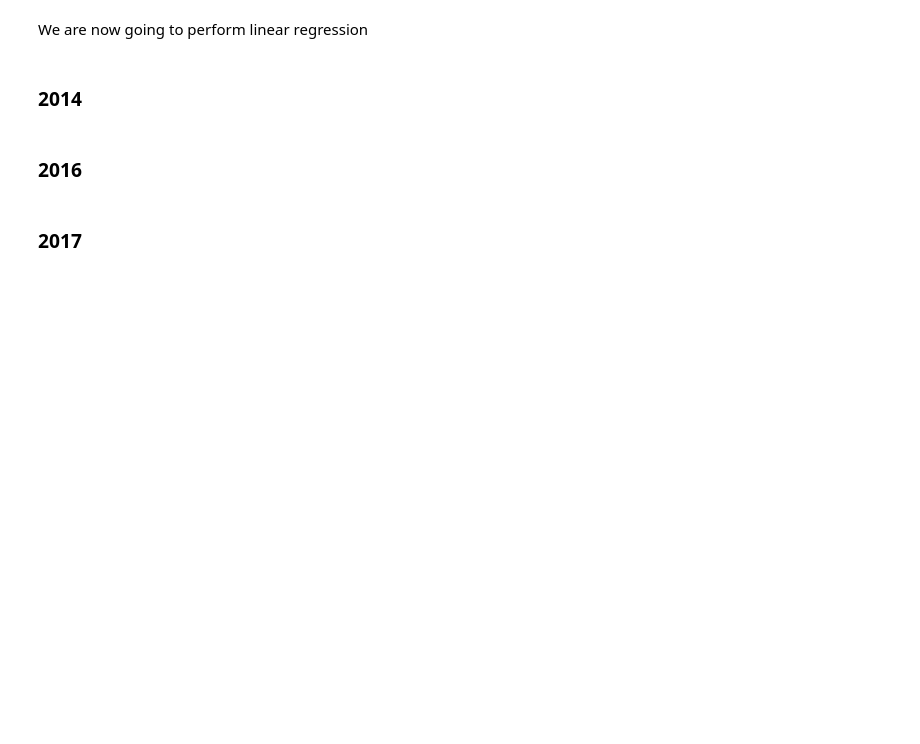
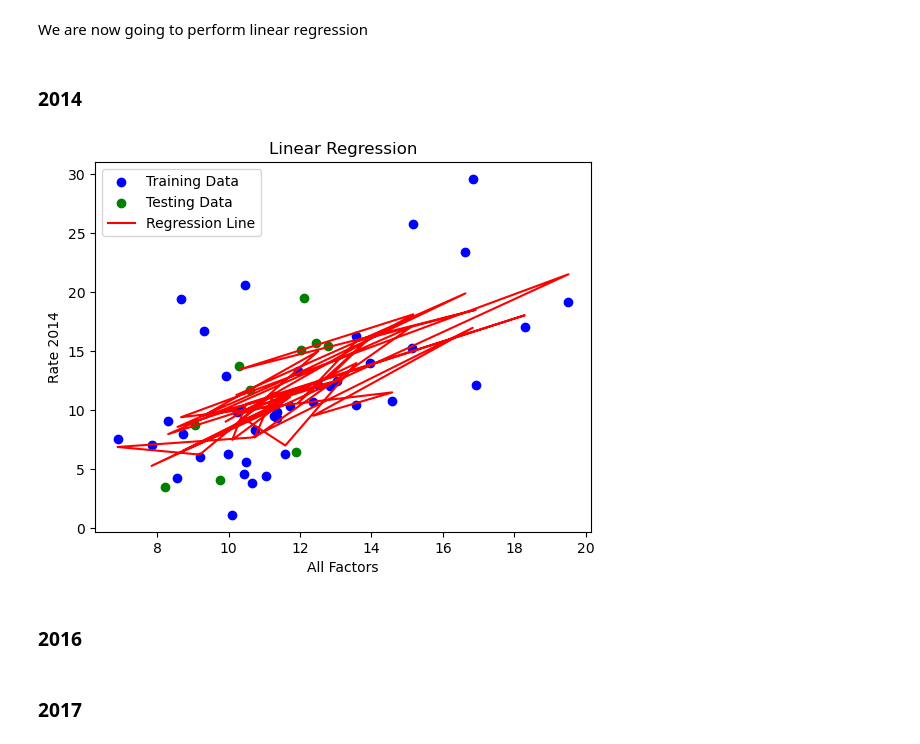
Before and after one commit to COGS108/Group070_WI24, a Jupyter notebook: FinalProject_Group070_WI24.ipynb, the cells around one changed output. Drawn from its saved outputs; the diff is of its cells as text; code cells hidden in the pictures; blank space fills up the shorter version.

```diff
--- a/FinalProject_Group070_WI24.ipynb
+++ b/FinalProject_Group070_WI24.ipynb
@@ -765,5 +767,21 @@ r2_train_2014 = r2_score(y_train, train_pred)
 Beta0_2014 = model_2014.intercept_
 BetaVector_2014 = model_2014.coef_
+# %%
+plt.scatter(X_train['OBGYN Rate 2014'], y_train, color='blue', label='Training Data')
+
+plt.scatter(X_test['OBGYN Rate 2014'], y_test, color='green', label='Testing Data')
+
+plt.plot(X_train['OBGYN Rate 2014'], train_pred, color='red', label='Regression Line')
+
+plt.xlabel('All Factors')
+plt.ylabel('Rate 2014')
+plt.title('Linear Regression')
+
+plt.legend()
+
+plt.show()
+# %% [output]
+[figure, added]
 # %% [markdown]
 ### 2016
 # %%
```
Also changed, not shown: parts of 10 cells of this notebook.
